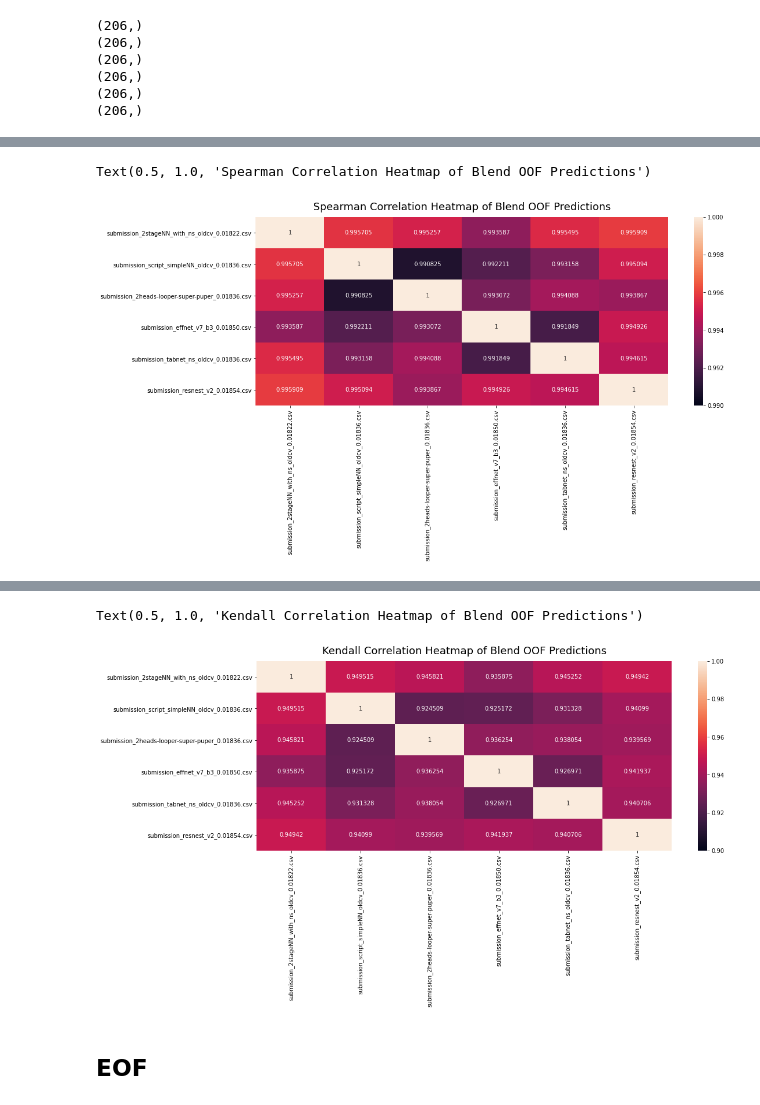
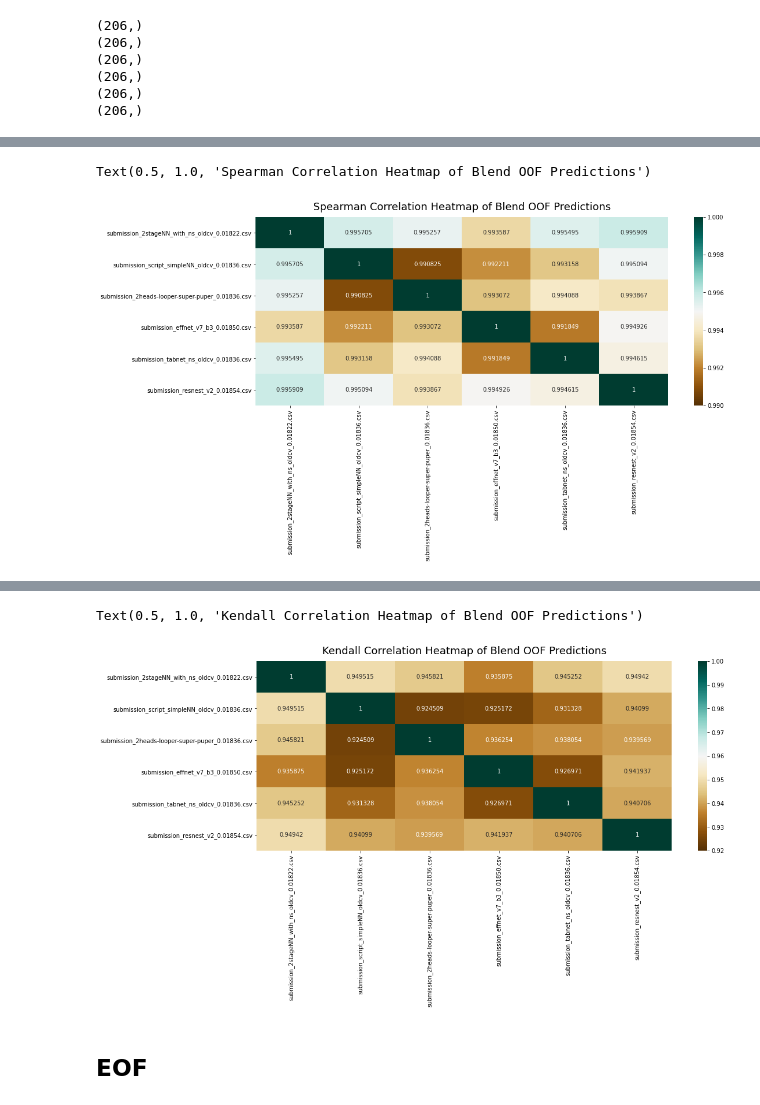
Before and after one commit to guitarmind/kaggle_moa_winner_hungry_for_gold, a Jupyter notebook: blends/blend_eda_v6.ipynb, the cells around one changed output, grey strips where cells are left out. Cells and saved outputs as stored; diff of their text form; code cells hidden in the pictures.

```diff
--- a/blends/blend_eda_v6.ipynb
+++ b/blends/blend_eda_v6.ipynb
@@ -604,6 +605,7 @@ heatmap = sns.heatmap(corr_df.corr(method='spearman'),
                       vmin=0.99,
                       vmax=1,
                       fmt='.6g',
+                      cmap='BrBG',
                       annot=True)
                       # center=0.7)
                       # annot=True)
@@ -614,7 +616,7 @@ heatmap.set_title('Spearman Correlation Heatmap of Blend OOF Predictions',
                   pad=12)
 # %% [output]
 Text(0.5, 1.0, 'Spearman Correlation Heatmap of Blend OOF Predictions')
-[figure, old version]
+[figure, new version]
 # %%
 print(np.min(corr_df.corr(method='kendall')))
 corr_df.corr(method='kendall')
@@ -636,20 +638,21 @@ dtype: float64
 # %%
 plt.figure(figsize=(16, 6))
 heatmap = sns.heatmap(corr_df.corr(method='kendall'),
-                      vmin=0.9,
+                      vmin=0.92,
                       vmax=1,
                       fmt='.6g',
+                      cmap='BrBG',
                       annot=True)
-                      # center=0.7)
-                      # annot=True)
-                      # cmap='jet')
-                      # cmap='BrBG')
+# center=0.7)
+# annot=True)
+# cmap='jet')
+# cmap='BrBG')
 heatmap.set_title('Kendall Correlation Heatmap of Blend OOF Predictions',
                   fontdict={'fontsize': 18},
                   pad=12)
 # %% [output]
 Text(0.5, 1.0, 'Kendall Correlation Heatmap of Blend OOF Predictions')
-[figure, old version]
+[figure, new version]
 # %%
 if run_submit_script:
     print(submission.shape)
```
Also changed, not shown: parts of 1 cell of this notebook.
